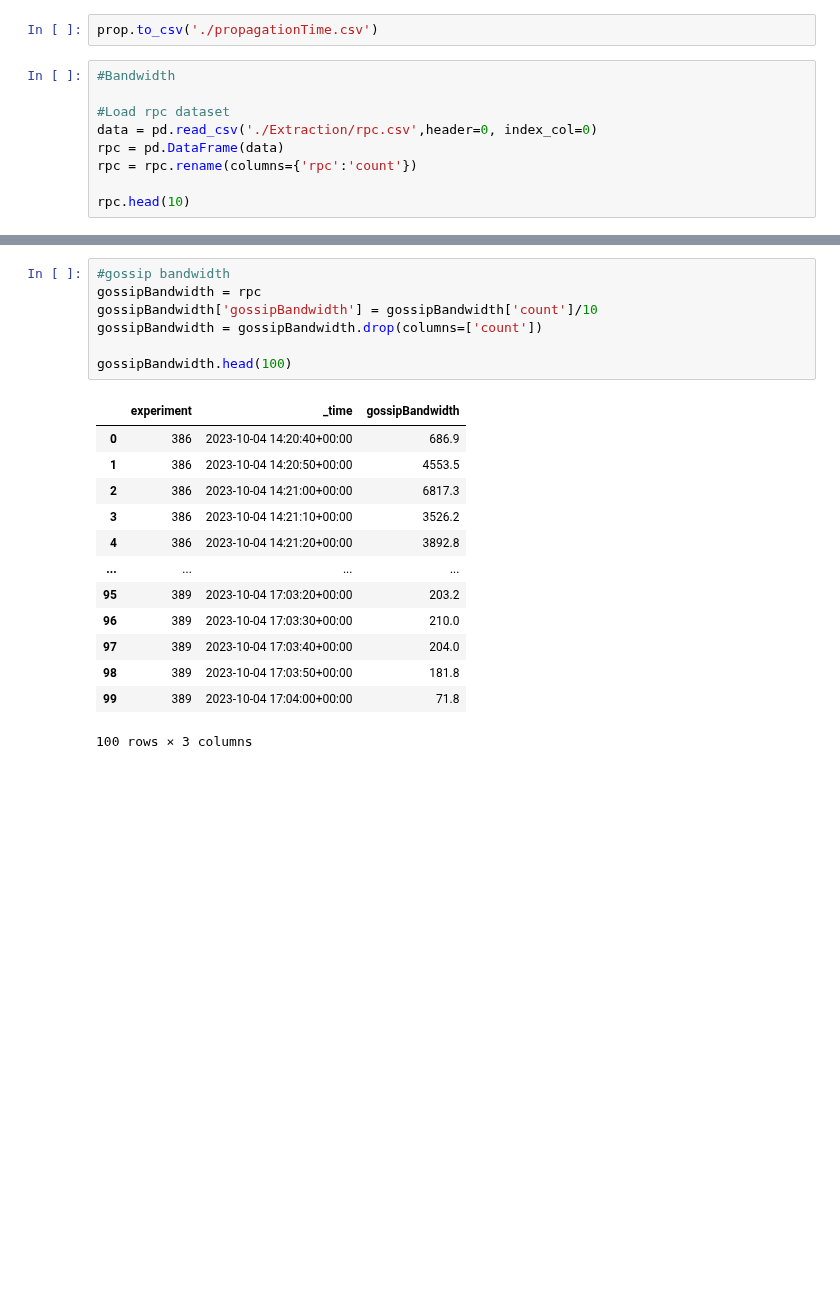
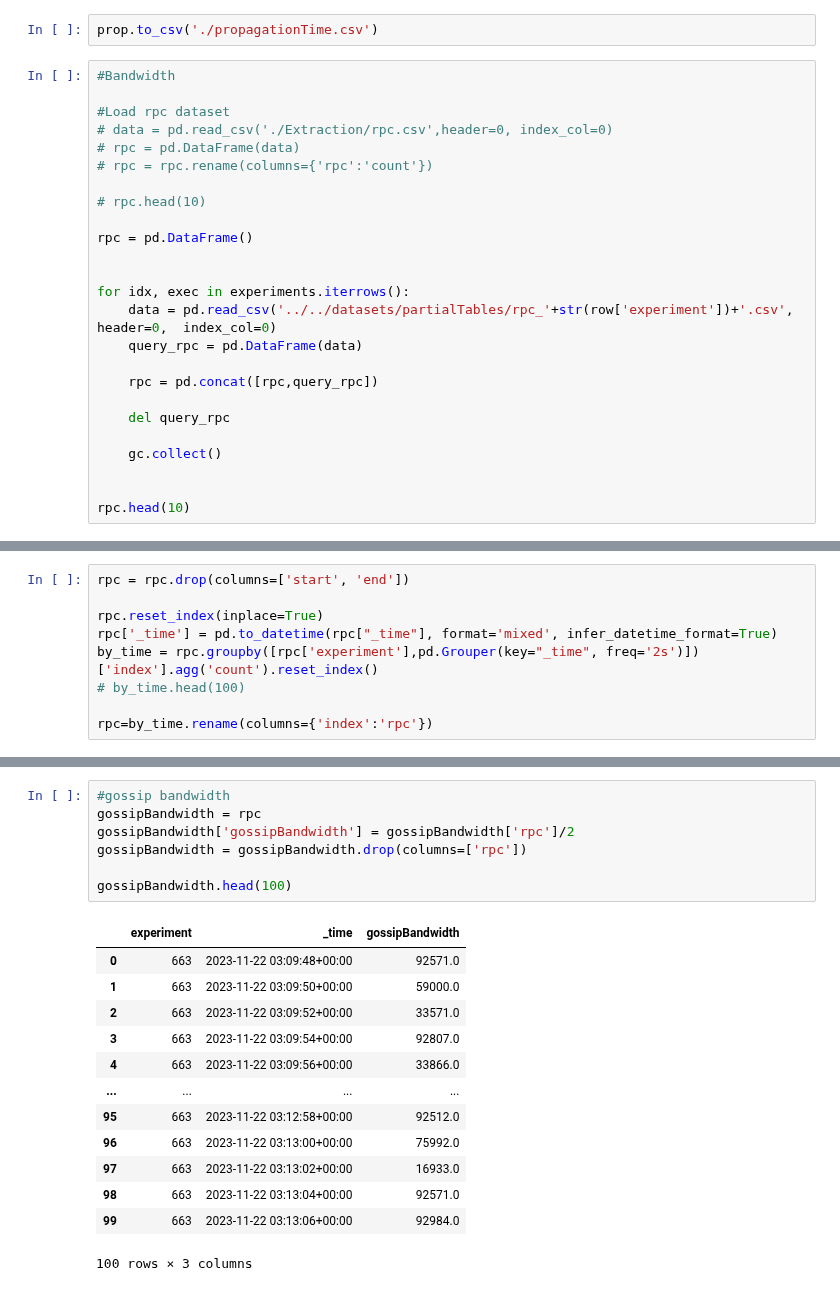
Before and after one commit to FlavScheidt/flexi-pipe, a Jupyter notebook: data/CausalAnalysis/GenerateDatasets/GenerateDatasets.ipynb, the cells around one changed output, grey strips where cells are left out. Saved outputs shown, nothing was run; the diff lists cells and outputs as text; blank space fills up the shorter version.

```diff
--- a/data/CausalAnalysis/GenerateDatasets/GenerateDatasets.ipynb
+++ b/data/CausalAnalysis/GenerateDatasets/GenerateDatasets.ipynb
@@ -230,9 +230,25 @@ prop.to_csv('./propagationTime.csv')
 #Bandwidth
 
 #Load rpc dataset
-data = pd.read_csv('./Extraction/rpc.csv',header=0, index_col=0)
-rpc = pd.DataFrame(data)
-rpc = rpc.rename(columns={'rpc':'count'})
+# data = pd.read_csv('./Extraction/rpc.csv',header=0, index_col=0)
+# rpc = pd.DataFrame(data)
+# rpc = rpc.rename(columns={'rpc':'count'})
+
+# rpc.head(10)
+
+rpc = pd.DataFrame()
+
+
+for idx, exec in experiments.iterrows():
+    data = pd.read_csv('../../datasets/partialTables/rpc_'+str(row['experiment'])+'.csv', header=0,  index_col=0)
+    query_rpc = pd.DataFrame(data)
+
+    rpc = pd.concat([rpc,query_rpc])
+
+    del query_rpc
+
+    gc.collect()
+
 
 rpc.head(10)
 # %% [output]
@@ -249,0 +266,9 @@ rpc.head(10)
+# %%
+rpc = rpc.drop(columns=['start', 'end'])
+
+rpc.reset_index(inplace=True)
+rpc['_time'] = pd.to_datetime(rpc["_time"], format='mixed', infer_datetime_format=True)
+by_time = rpc.groupby([rpc['experiment'],pd.Grouper(key="_time", freq='2s')])['index'].agg('count').reset_index()
+# by_time.head(100)
+
+rpc=by_time.rename(columns={'index':'rpc'})
@@ -316,23 +355,23 @@ totalBandwidth.head(10)
 # %%
 #gossip bandwidth
 gossipBandwidth = rpc
-gossipBandwidth['gossipBandwidth'] = gossipBandwidth['count']/10
-gossipBandwidth = gossipBandwidth.drop(columns=['count'])
+gossipBandwidth['gossipBandwidth'] = gossipBandwidth['rpc']/2
+gossipBandwidth = gossipBandwidth.drop(columns=['rpc'])
 
 gossipBandwidth.head(100)
 # %% [output]
 |  | experiment | _time | gossipBandwidth |
-| 0 | 386 | 2023-10-04 14:20:40+00:00 | 686.9 |
-| 1 | 386 | 2023-10-04 14:20:50+00:00 | 4553.5 |
-| 2 | 386 | 2023-10-04 14:21:00+00:00 | 6817.3 |
-| 3 | 386 | 2023-10-04 14:21:10+00:00 | 3526.2 |
-| 4 | 386 | 2023-10-04 14:21:20+00:00 | 3892.8 |
+| 0 | 663 | 2023-11-22 03:09:48+00:00 | 92571.0 |
+| 1 | 663 | 2023-11-22 03:09:50+00:00 | 59000.0 |
+| 2 | 663 | 2023-11-22 03:09:52+00:00 | 33571.0 |
+| 3 | 663 | 2023-11-22 03:09:54+00:00 | 92807.0 |
+| 4 | 663 | 2023-11-22 03:09:56+00:00 | 33866.0 |
 | ... | ... | ... | ... |
-| 95 | 389 | 2023-10-04 17:03:20+00:00 | 203.2 |
-| 96 | 389 | 2023-10-04 17:03:30+00:00 | 210.0 |
-| 97 | 389 | 2023-10-04 17:03:40+00:00 | 204.0 |
-| 98 | 389 | 2023-10-04 17:03:50+00:00 | 181.8 |
-| 99 | 389 | 2023-10-04 17:04:00+00:00 | 71.8 |
+| 95 | 663 | 2023-11-22 03:12:58+00:00 | 92512.0 |
+| 96 | 663 | 2023-11-22 03:13:00+00:00 | 75992.0 |
+| 97 | 663 | 2023-11-22 03:13:02+00:00 | 16933.0 |
+| 98 | 663 | 2023-11-22 03:13:04+00:00 | 92571.0 |
+| 99 | 663 | 2023-11-22 03:13:06+00:00 | 92984.0 |
 100 rows × 3 columns
 # %%
 #MessageBandwidth
```
Also changed, not shown: parts of 15 cells of this notebook, 1 other file.
